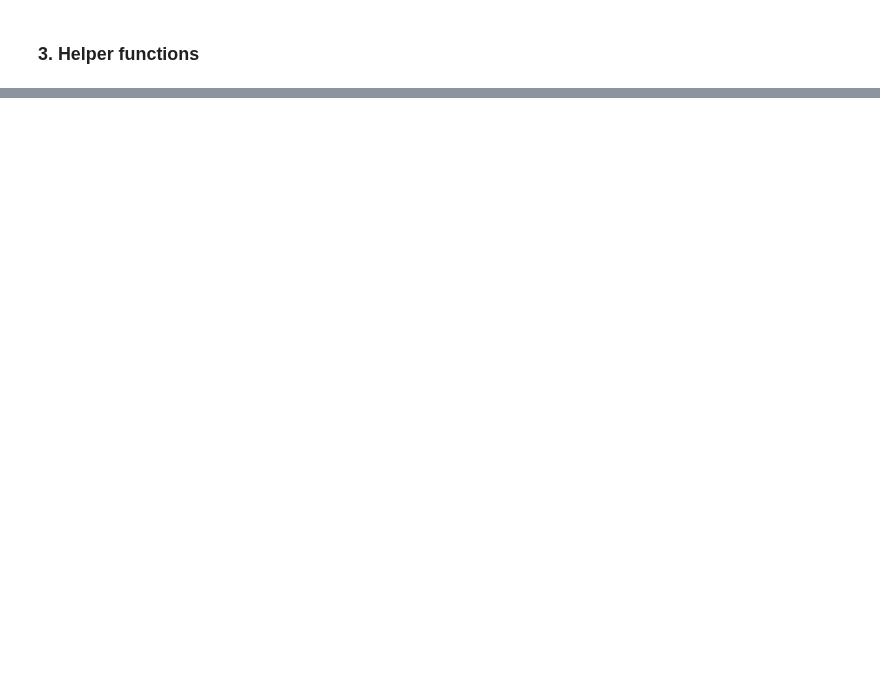
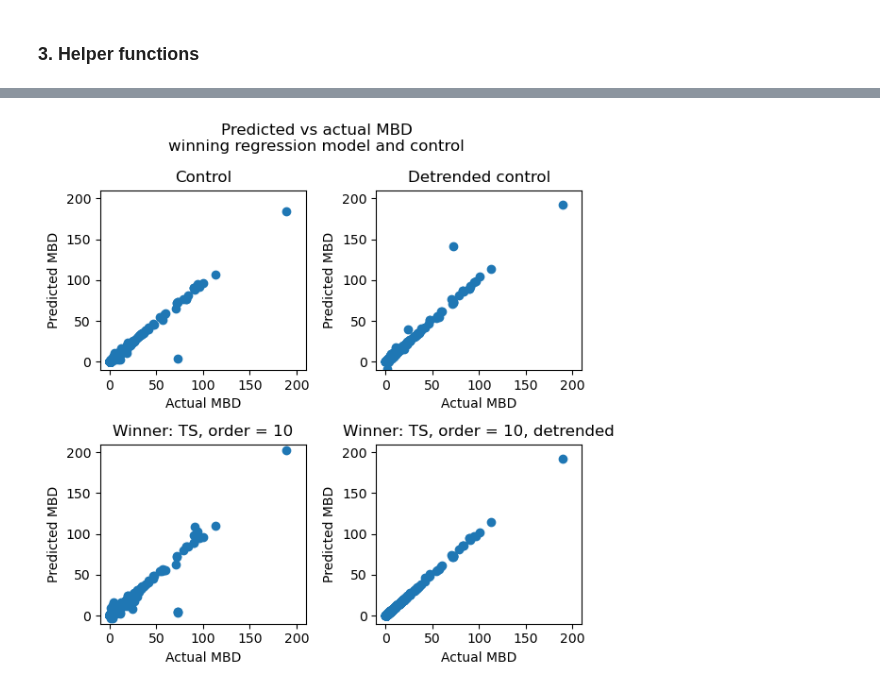
Before and after one commit to gperdrizet/kaggle_microbusiness, a Jupyter notebook: notebooks/11-bootstrapped_linear_models_benchmark.ipynb, the cells around one changed output, grey strips where cells are left out. Cells and saved outputs as stored; diff of their text form; code cells hidden in the pictures; blank space fills up the shorter version.

```diff
--- a/notebooks/11-bootstrapped_linear_models_benchmark.ipynb
+++ b/notebooks/11-bootstrapped_linear_models_benchmark.ipynb
@@ -654,0 +644,54 @@ control.head()
+# %%
+# Get top 10 models by mean detrended SMAPE score
+detrended_top_10 = mean_smape_score_df.sort_values(by=['mean_detrended_SMAPE_score']).head(10)
+
+# Get winner type and order
+winning_model_type = detrended_top_10['model_type'].to_list()[0]
+winning_model_order = detrended_top_10['model_order'].to_list()[0]
+
+# Get raw data for winner
+winner = data_df[(data_df['model_type'] == winning_model_type) & (data_df['model_order'] == winning_model_order)]
+
+# Get raw data for sample matched control
+control = data_df[(data_df['model_type'] == 'control') & (data_df['model_order'] == winning_model_order)]
+
+# Plot true vs predicted values
+fig, ax = plt.subplots(2, 2, figsize=(6,6))
+
+ax[0,0].scatter(
+    control['MBD_actual'],
+    control['MBD_predictions']
+)
+ax[0,0].set_xlabel('Actual MBD')
+ax[0,0].set_ylabel('Predicted MBD')
+ax[0,0].title.set_text('Control')
+
+ax[0,1].scatter(
+    control['MBD_actual'],
+    control['detrended_MBD_predictions']
+)
+ax[0,1].set_xlabel('Actual MBD')
+ax[0,1].set_ylabel('Predicted MBD')
+ax[0,1].title.set_text('Detrended control')
+
+ax[1,0].scatter(
+    winner['MBD_actual'],
+    winner['MBD_predictions']
+)
+ax[1,0].set_xlabel('Actual MBD')
+ax[1,0].set_ylabel('Predicted MBD')
+ax[1,0].title.set_text(f'Winner: {winning_model_type}, order = {winning_model_order}')
+
+ax[1,1].scatter(
+    winner['MBD_actual'],
+    winner['detrended_MBD_predictions']
+)
+ax[1,1].set_xlabel('Actual MBD')
+ax[1,1].set_ylabel('Predicted MBD')
+ax[1,1].title.set_text(f'Winner: {winning_model_type}, order = {winning_model_order}, detrended')
+
+plt.suptitle('Predicted vs actual MBD\nwinning regression model and control')
+plt.setp(ax, xlim=(-10,210), ylim=(-10,210))
+plt.tight_layout()
+# %% [output]
+[figure, added]
```
Also changed, not shown: parts of 29 cells of this notebook.
